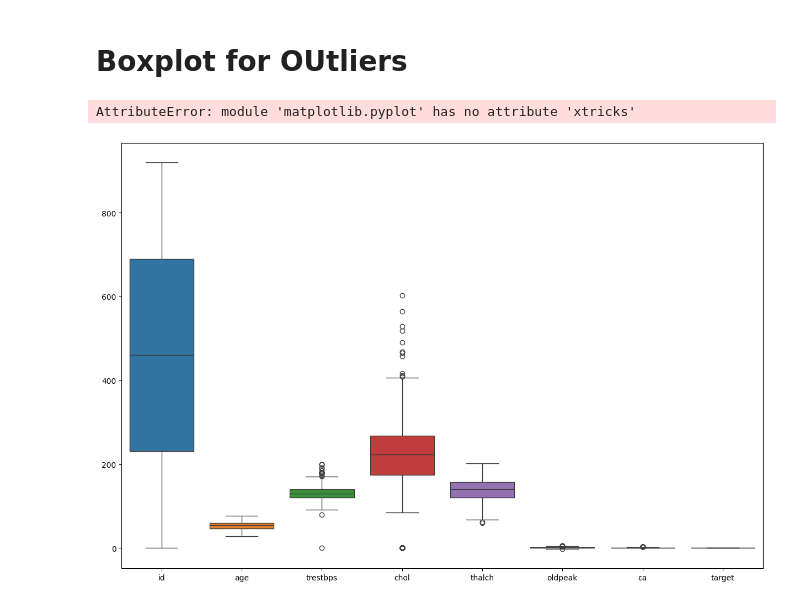
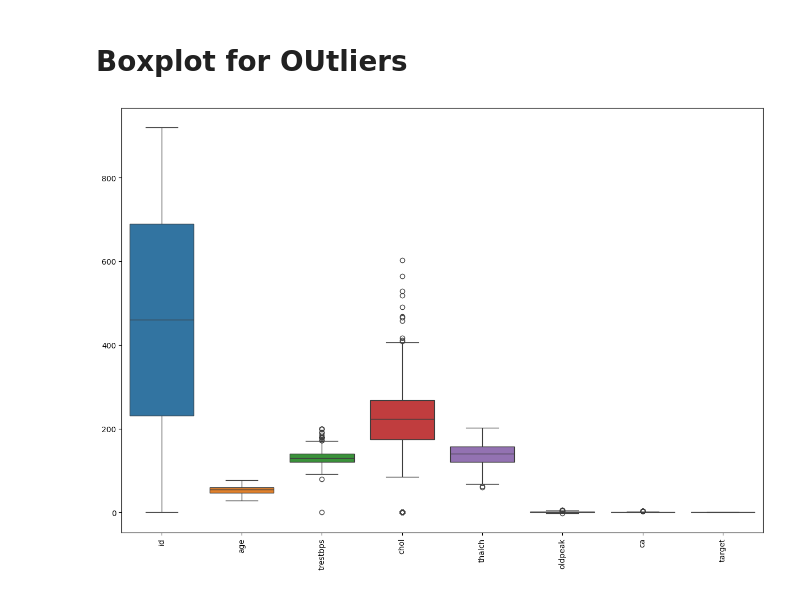
Before and after one commit to prakasshrestha/Data-Science, a Jupyter notebook: LogisticRegression/Heart_Disease_data_Logistic_Regression.ipynb, the cells around one changed output. Cells and saved outputs as stored; diff of their text form; code cells hidden in the pictures.

Commit message:
box plot error fixed

```diff
--- a/LogisticRegression/Heart_Disease_data_Logistic_Regression.ipynb
+++ b/LogisticRegression/Heart_Disease_data_Logistic_Regression.ipynb
@@ -507,11 +507,10 @@ id|	identifier, drop गर्नुपर्छ|
 # %%
 import seaborn as sns
 import matplotlib.pyplot as plt
 
 plt.figure(figsize = (15,10))
 sns.boxplot(data=df.select_dtypes(include='number'))
-plt.xtricks(roation=90)
+plt.xticks(rotation=90)
 plt.show()
 # %% [output]
-AttributeError: module 'matplotlib.pyplot' has no attribute 'xtricks'
-[figure, old version]
+[figure, new version]
```
